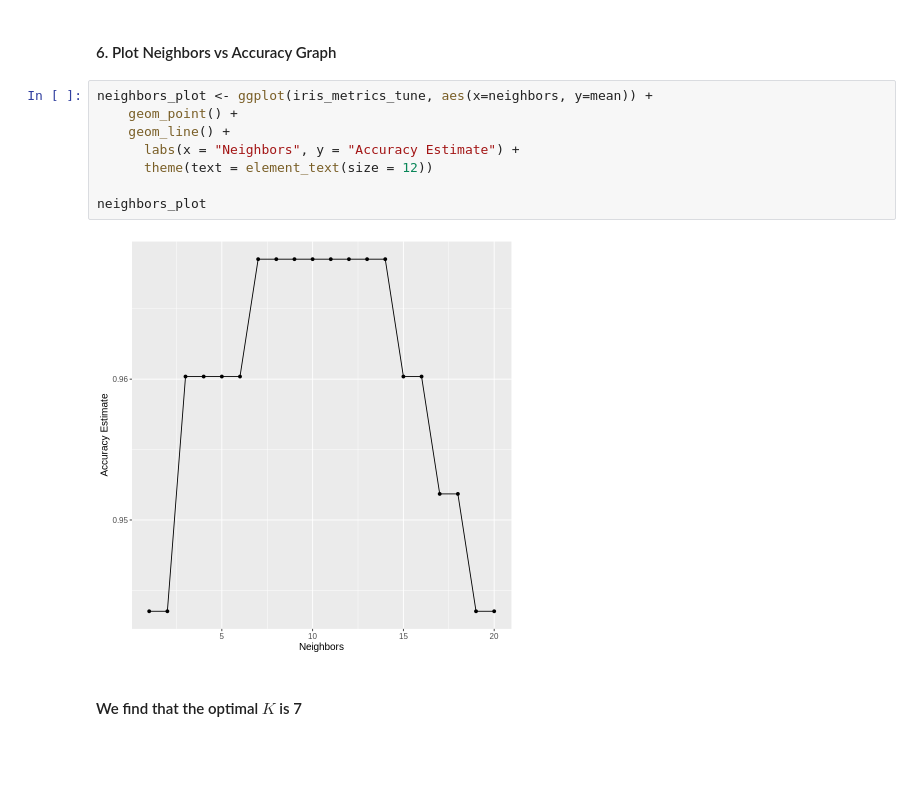
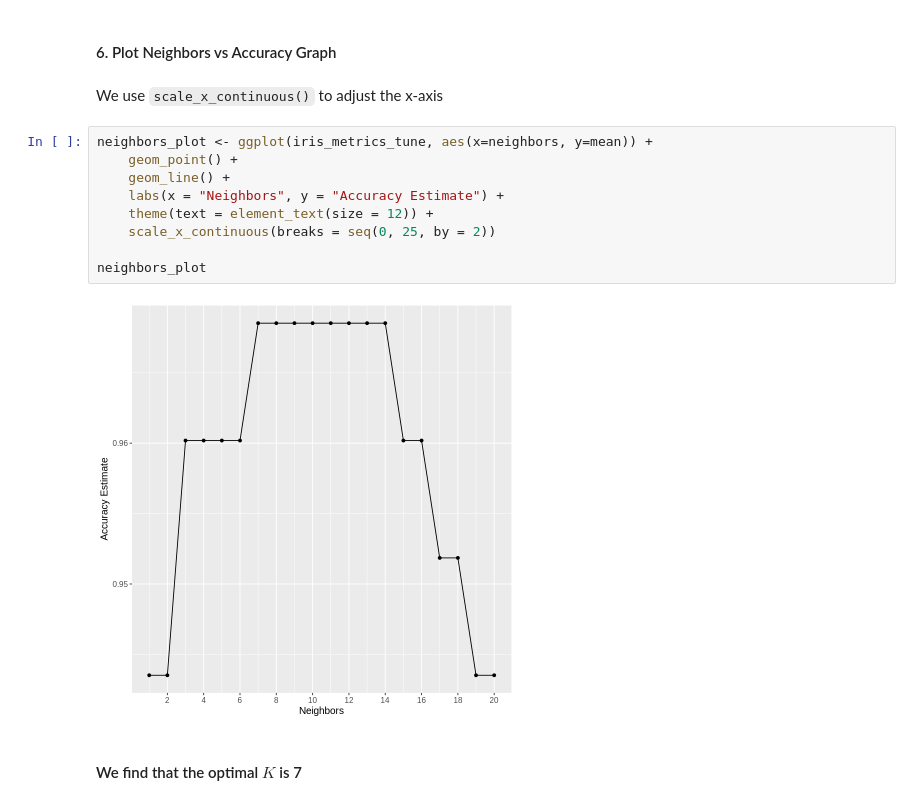
Before and after one commit to lhan0903/DSCI-100-Project-006-26, a Jupyter notebook: group-project-report.ipynb, the cells around one changed output. Cells and saved outputs as stored; diff of their text form; blank space fills up the shorter version.

```diff
--- a/group-project-report.ipynb
+++ b/group-project-report.ipynb
@@ -233,16 +281,19 @@ A tibble: 20 × 7
 | 20 | accuracy | multiclass | 0.9435185 | 5 | 0.009189552 | Model20 |
 # %% [markdown]
 #### 6. Plot Neighbors vs Accuracy Graph
+# %% [markdown]
+We use `scale_x_continuous()` to adjust the x-axis
 # %%
 neighbors_plot <- ggplot(iris_metrics_tune, aes(x=neighbors, y=mean)) +
     geom_point() +
     geom_line() +
-      labs(x = "Neighbors", y = "Accuracy Estimate") +
-      theme(text = element_text(size = 12))
+    labs(x = "Neighbors", y = "Accuracy Estimate") +
+    theme(text = element_text(size = 12)) +
+    scale_x_continuous(breaks = seq(0, 25, by = 2))
 
 neighbors_plot
 # %% [output]
-[figure, old version]
+[figure, new version]
 # %% [markdown]
 #### We find that the optimal $K$ is 7
 # %% [markdown]
```
Also changed, not shown: parts of 21 cells of this notebook, 1 other file.
